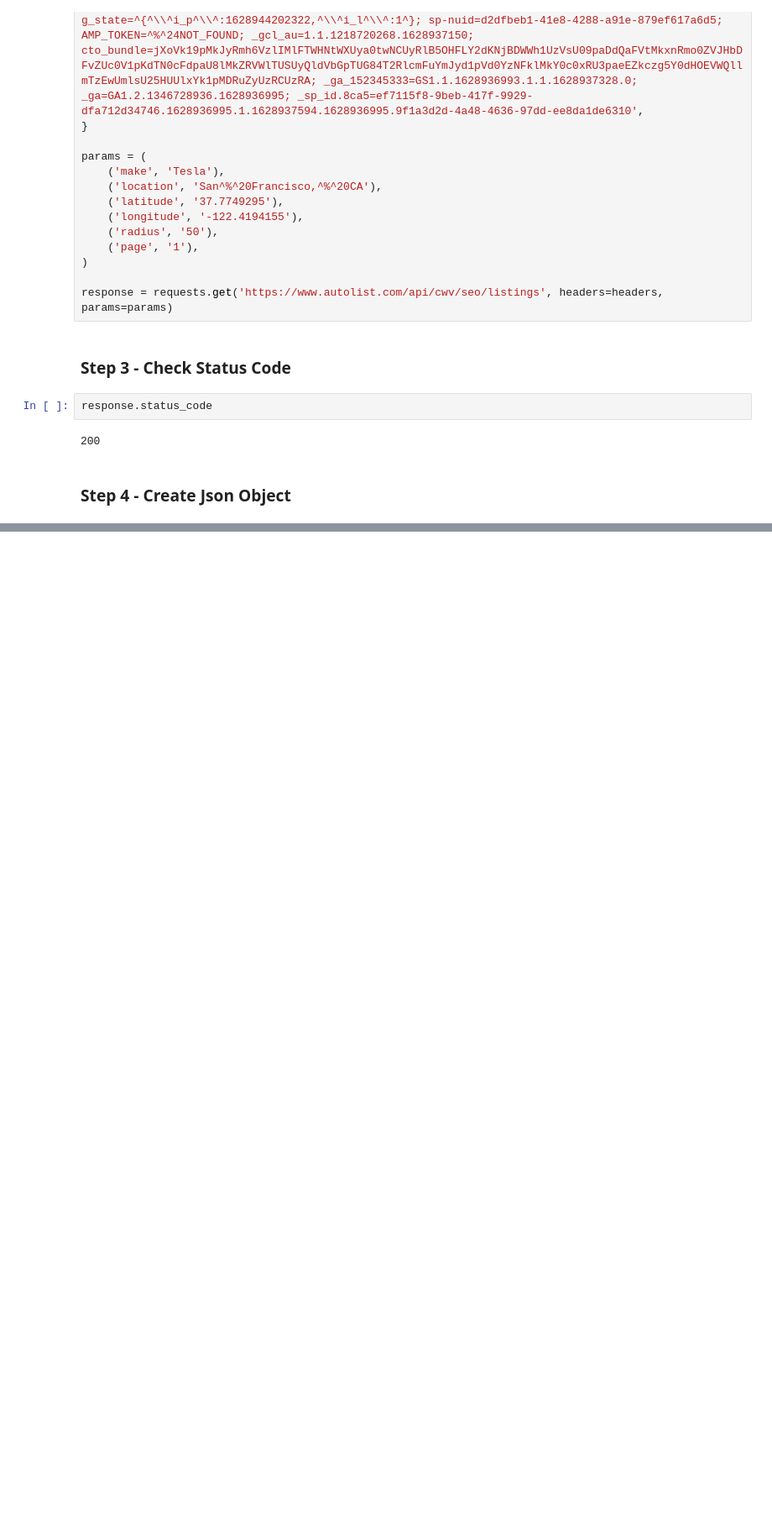
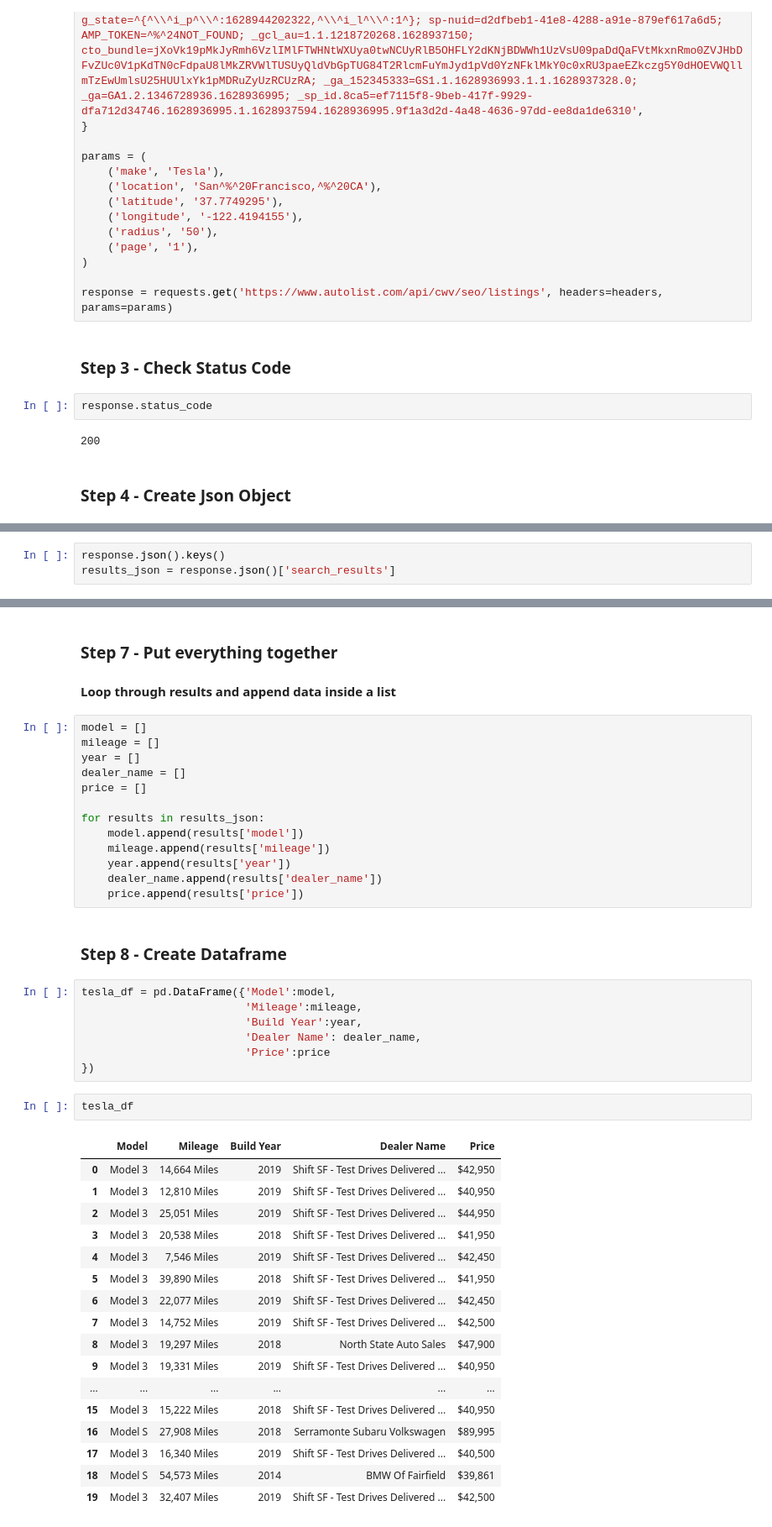
Before and after one commit to AliZaiN-157/Web-Scraping-Project, a Jupyter notebook: 9. Tesla Project/Tesla Car Scraping.ipynb, the cells around one changed output, grey strips where cells are left out. Shown: that part at 84% size. Drawn from its saved outputs; the diff is of its cells as text; blank space fills up the shorter version.

```diff
--- a/9. Tesla Project/Tesla Car Scraping.ipynb
+++ b/9. Tesla Project/Tesla Car Scraping.ipynb
@@ -43,0 +66,3 @@ response.status_code
+# %%
+response.json().keys()
+results_json = response.json()['search_results']
@@ -43,0 +113,45 @@ response.status_code
+# %% [markdown]
+### Step 7 - Put everything together
+#### Loop through results and append data inside a list
+# %%
+model = []
+mileage = []
+year = []
+dealer_name = []
+price = []
+
+for results in results_json:
+    model.append(results['model'])
+    mileage.append(results['mileage'])
+    year.append(results['year'])
+    dealer_name.append(results['dealer_name'])
+    price.append(results['price'])
+# %% [markdown]
+### Step 8 - Create Dataframe
+# %%
+tesla_df = pd.DataFrame({'Model':model,
+                         'Mileage':mileage,
+                         'Build Year':year,
+                         'Dealer Name': dealer_name,
+                         'Price':price
+})
+# %%
+tesla_df
+# %% [output]
+|  | Model | Mileage | Build Year | Dealer Name | Price |
+| 0 | Model 3 | 14,664 Miles | 2019 | Shift SF - Test Drives Delivered ... | $42,950 |
+| 1 | Model 3 | 12,810 Miles | 2019 | Shift SF - Test Drives Delivered ... | $40,950 |
+| 2 | Model 3 | 25,051 Miles | 2019 | Shift SF - Test Drives Delivered ... | $44,950 |
+| 3 | Model 3 | 20,538 Miles | 2018 | Shift SF - Test Drives Delivered ... | $41,950 |
+| 4 | Model 3 | 7,546 Miles | 2019 | Shift SF - Test Drives Delivered ... | $42,450 |
+| 5 | Model 3 | 39,890 Miles | 2018 | Shift SF - Test Drives Delivered ... | $41,950 |
+| 6 | Model 3 | 22,077 Miles | 2019 | Shift SF - Test Drives Delivered ... | $42,450 |
+| 7 | Model 3 | 14,752 Miles | 2019 | Shift SF - Test Drives Delivered ... | $42,500 |
+| 8 | Model 3 | 19,297 Miles | 2018 | North State Auto Sales | $47,900 |
+| 9 | Model 3 | 19,331 Miles | 2019 | Shift SF - Test Drives Delivered ... | $40,950 |
+| ... | ... | ... | ... | ... | ... |
+| 15 | Model 3 | 15,222 Miles | 2018 | Shift SF - Test Drives Delivered ... | $40,950 |
+| 16 | Model S | 27,908 Miles | 2018 | Serramonte Subaru Volkswagen | $89,995 |
+| 17 | Model 3 | 16,340 Miles | 2019 | Shift SF - Test Drives Delivered ... | $40,500 |
+| 18 | Model S | 54,573 Miles | 2014 | BMW Of Fairfield | $39,861 |
+| 19 | Model 3 | 32,407 Miles | 2019 | Shift SF - Test Drives Delivered ... | $42,500 |
```
Also changed, not shown: parts of 12 cells of this notebook, 2 other files.
